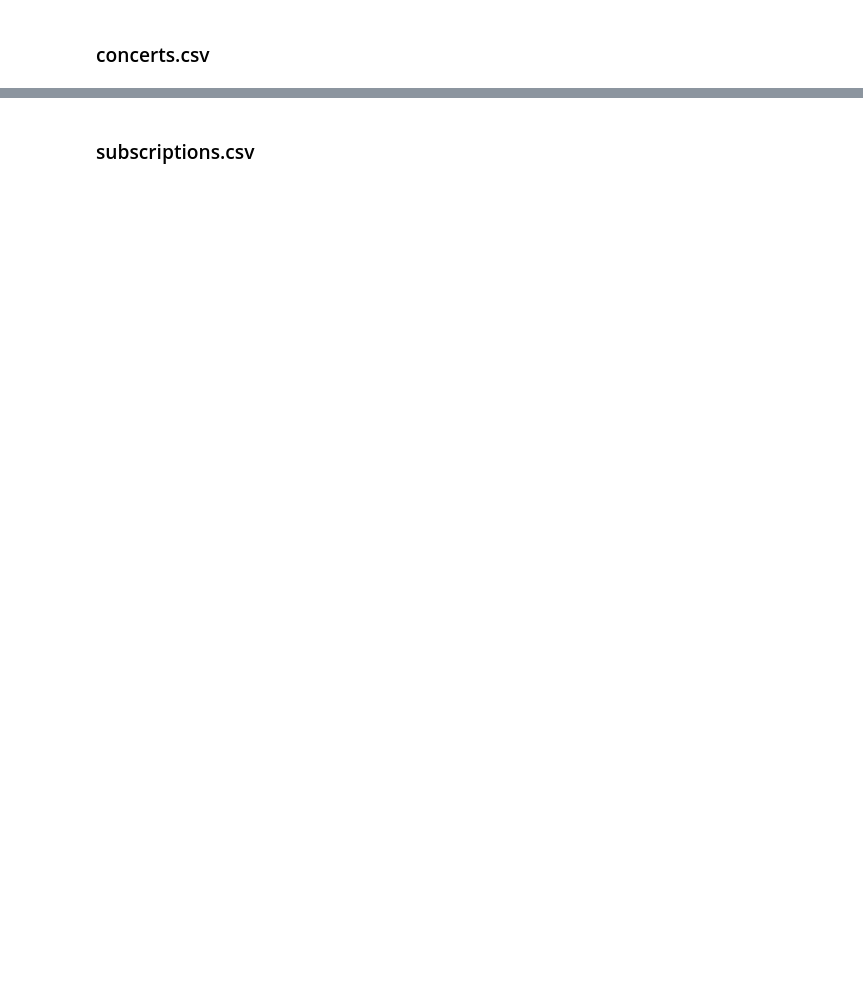
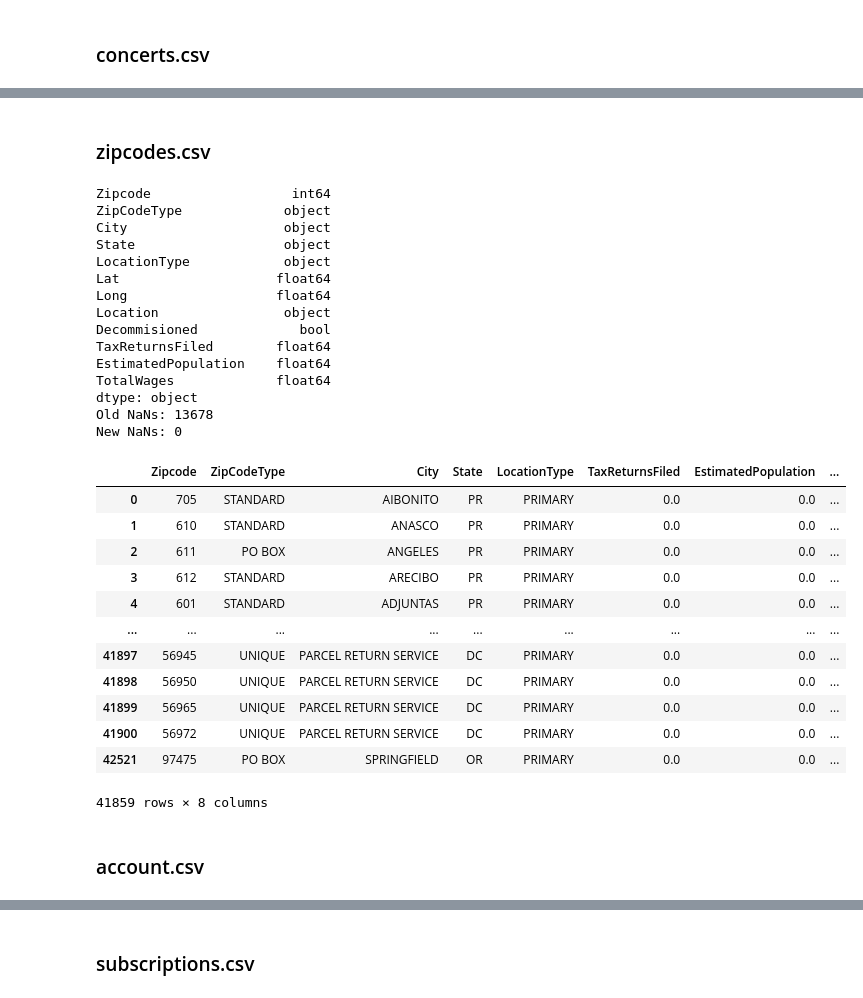
Before and after one commit to YKH2020/kaggle_competition, a Jupyter notebook: kaggle.ipynb, the cells around one changed output, grey strips where cells are left out. Cells and saved outputs as stored; diff of their text form; code cells hidden in the pictures; blank space fills up the shorter version.

```diff
--- a/kaggle.ipynb
+++ b/kaggle.ipynb
@@ -138,0 +119,46 @@ NaNs: 3
+# %% [markdown]
+### zipcodes.csv
+# %%
+print(zip_df.dtypes)
+
+nan_count = (zip_df.isna().sum(axis=1) > 0).sum()
+print(f"Old NaNs: {nan_count}")
+
+zip_df_clean = zip_df[zip_df['Decommisioned'] == False]
+zip_df_clean = zip_df_clean.drop(columns=['Lat', 'Long', 'Location', 'Decommisioned'])
+zip_df_clean.fillna(0, inplace=True)
+
+nan_count = (zip_df_clean.isna().sum(axis=1) > 0).sum()
+print(f"New NaNs: {nan_count}")
+zip_df_clean
+# %% [output]
+Zipcode                  int64
+ZipCodeType             object
+City                    object
+State                   object
+LocationType            object
+Lat                    float64
+Long                   float64
+Location                object
+Decommisioned             bool
+TaxReturnsFiled        float64
+EstimatedPopulation    float64
+TotalWages             float64
+dtype: object
+Old NaNs: 13678
+New NaNs: 0
+|  | Zipcode | ZipCodeType | City | State | LocationType | TaxReturnsFiled | EstimatedPopulation | ... |
+| 0 | 705 | STANDARD | AIBONITO | PR | PRIMARY | 0.0 | 0.0 | ... |
+| 1 | 610 | STANDARD | ANASCO | PR | PRIMARY | 0.0 | 0.0 | ... |
+| 2 | 611 | PO BOX | ANGELES | PR | PRIMARY | 0.0 | 0.0 | ... |
+| 3 | 612 | STANDARD | ARECIBO | PR | PRIMARY | 0.0 | 0.0 | ... |
+| 4 | 601 | STANDARD | ADJUNTAS | PR | PRIMARY | 0.0 | 0.0 | ... |
+| ... | ... | ... | ... | ... | ... | ... | ... | ... |
+| 41897 | 56945 | UNIQUE | PARCEL RETURN SERVICE | DC | PRIMARY | 0.0 | 0.0 | ... |
+| 41898 | 56950 | UNIQUE | PARCEL RETURN SERVICE | DC | PRIMARY | 0.0 | 0.0 | ... |
+| 41899 | 56965 | UNIQUE | PARCEL RETURN SERVICE | DC | PRIMARY | 0.0 | 0.0 | ... |
+| 41900 | 56972 | UNIQUE | PARCEL RETURN SERVICE | DC | PRIMARY | 0.0 | 0.0 | ... |
+| 42521 | 97475 | PO BOX | SPRINGFIELD | OR | PRIMARY | 0.0 | 0.0 | ... |
+41859 rows × 8 columns
+# %% [markdown]
+### account.csv
```
Also changed, not shown: parts of 16 cells of this notebook.
